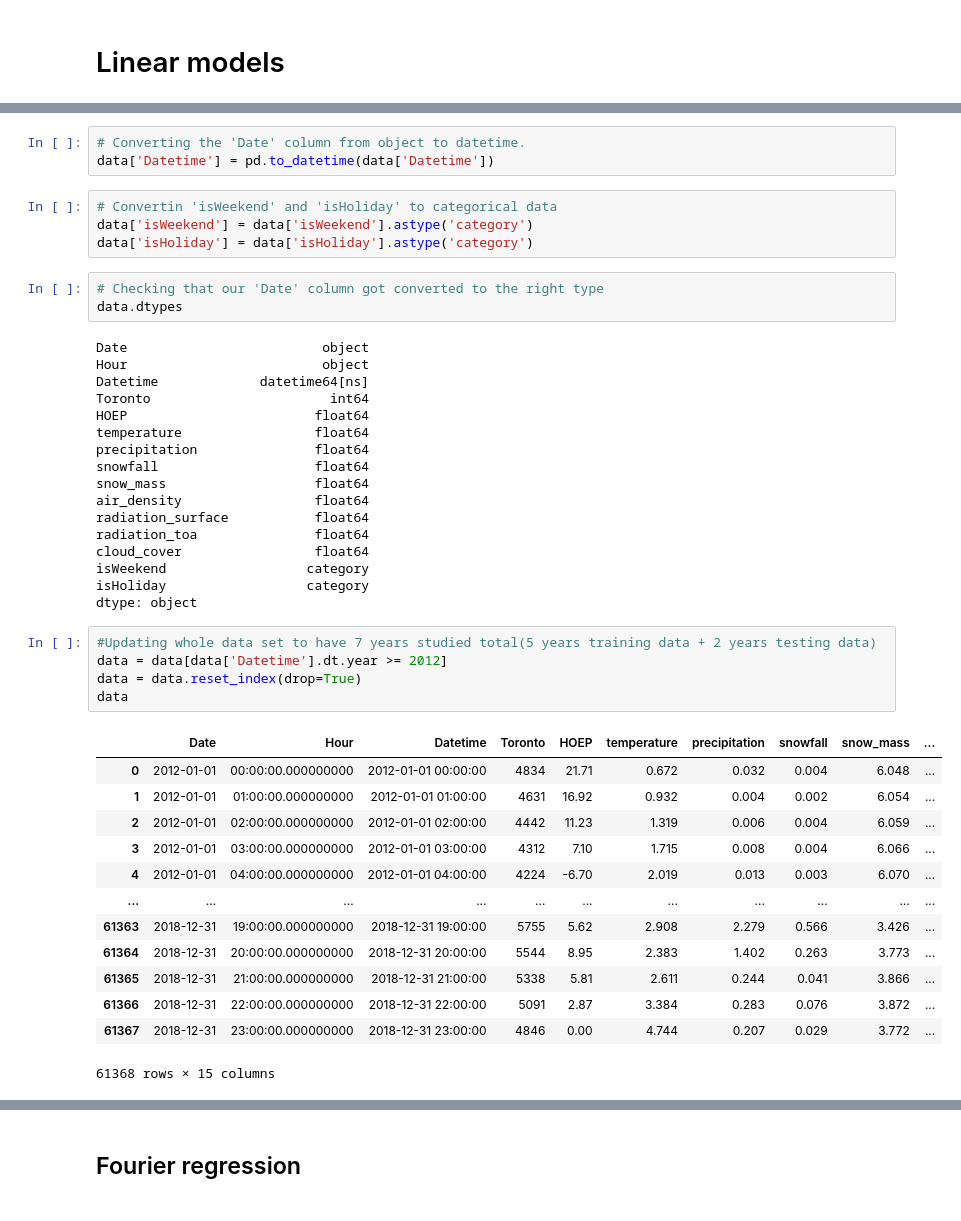
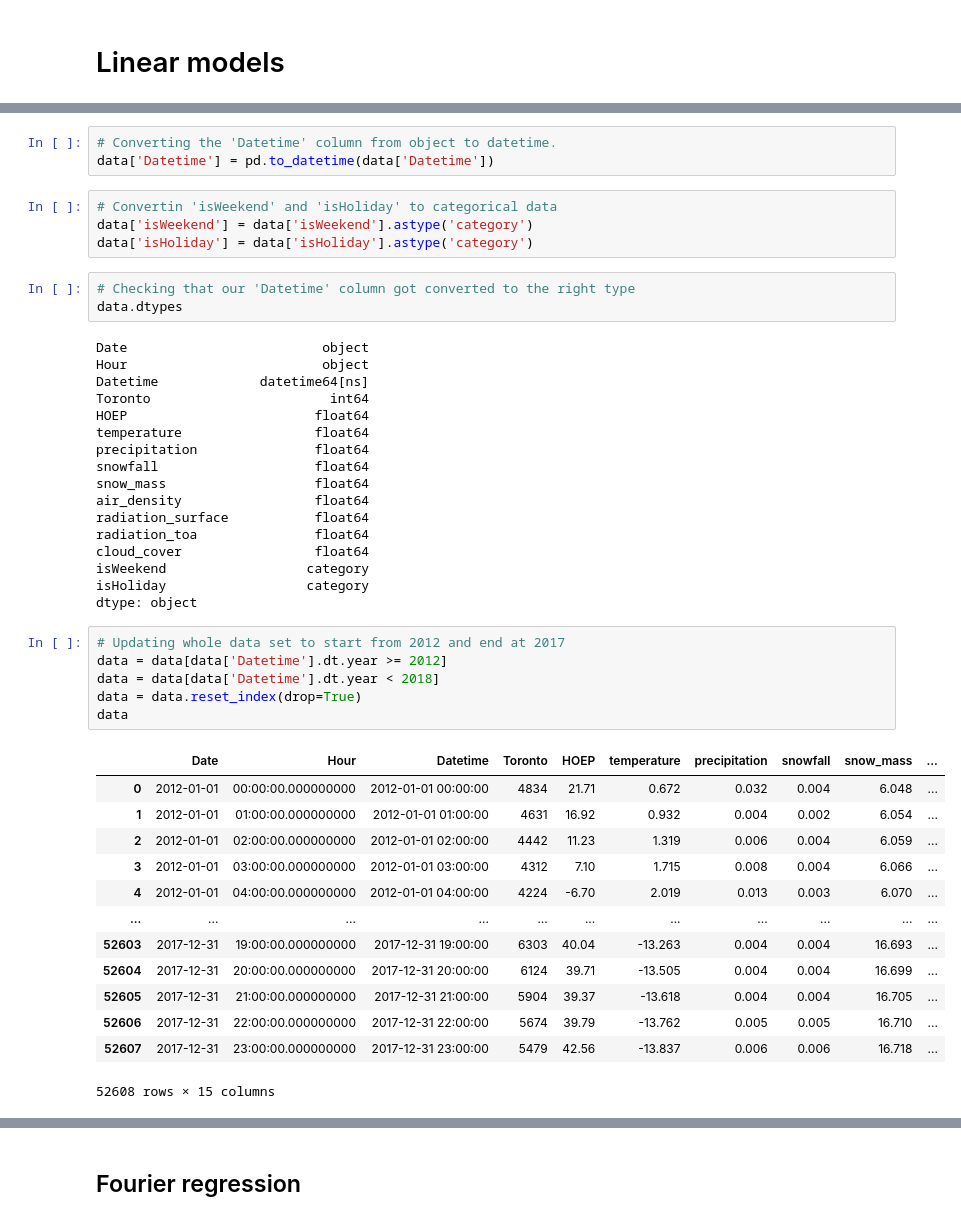
Before and after one commit to cesare-spinoso/project_432, a Jupyter notebook: Linear_models.ipynb, the cells around one changed output, grey strips where cells are left out. Saved outputs shown, nothing was run; the diff lists cells and outputs as text.

```diff
--- a/Linear_models.ipynb
+++ b/Linear_models.ipynb
@@ -123,14 +89,14 @@ isWeekend              int64
 isHoliday              int64
 dtype: object
 # %%
-# Converting the 'Date' column from object to datetime.
+# Converting the 'Datetime' column from object to datetime.
 data['Datetime'] = pd.to_datetime(data['Datetime'])
 # %%
 # Convertin 'isWeekend' and 'isHoliday' to categorical data
 data['isWeekend'] = data['isWeekend'].astype('category')
 data['isHoliday'] = data['isHoliday'].astype('category')
 # %%
-# Checking that our 'Date' column got converted to the right type
+# Checking that our 'Datetime' column got converted to the right type
 data.dtypes
 # %% [output]
 Date                         object
@@ -150,22 +116,23 @@ isWeekend                  category
 isHoliday                  category
 dtype: object
 # %%
-#Updating whole data set to have 7 years studied total(5 years training data + 2 years testing data)
+# Updating whole data set to start from 2012 and end at 2017
 data = data[data['Datetime'].dt.year >= 2012]
+data = data[data['Datetime'].dt.year < 2018]
 data = data.reset_index(drop=True)
 data
 # %% [output]
 |  | Date | Hour | Datetime | Toronto | HOEP | temperature | precipitation | snowfall | snow_mass | ... |
 | 0 | 2012-01-01 | 00:00:00.000000000 | 2012-01-01 00:00:00 | 4834 | 21.71 | 0.672 | 0.032 | 0.004 | 6.048 | ... |
 | 1 | 2012-01-01 | 01:00:00.000000000 | 2012-01-01 01:00:00 | 4631 | 16.92 | 0.932 | 0.004 | 0.002 | 6.054 | ... |
 | 2 | 2012-01-01 | 02:00:00.000000000 | 2012-01-01 02:00:00 | 4442 | 11.23 | 1.319 | 0.006 | 0.004 | 6.059 | ... |
 | 3 | 2012-01-01 | 03:00:00.000000000 | 2012-01-01 03:00:00 | 4312 | 7.10 | 1.715 | 0.008 | 0.004 | 6.066 | ... |
 | 4 | 2012-01-01 | 04:00:00.000000000 | 2012-01-01 04:00:00 | 4224 | -6.70 | 2.019 | 0.013 | 0.003 | 6.070 | ... |
 | ... | ... | ... | ... | ... | ... | ... | ... | ... | ... | ... |
-| 61363 | 2018-12-31 | 19:00:00.000000000 | 2018-12-31 19:00:00 | 5755 | 5.62 | 2.908 | 2.279 | 0.566 | 3.426 | ... |
-| 61364 | 2018-12-31 | 20:00:00.000000000 | 2018-12-31 20:00:00 | 5544 | 8.95 | 2.383 | 1.402 | 0.263 | 3.773 | ... |
-| 61365 | 2018-12-31 | 21:00:00.000000000 | 2018-12-31 21:00:00 | 5338 | 5.81 | 2.611 | 0.244 | 0.041 | 3.866 | ... |
-| 61366 | 2018-12-31 | 22:00:00.000000000 | 2018-12-31 22:00:00 | 5091 | 2.87 | 3.384 | 0.283 | 0.076 | 3.872 | ... |
-| 61367 | 2018-12-31 | 23:00:00.000000000 | 2018-12-31 23:00:00 | 4846 | 0.00 | 4.744 | 0.207 | 0.029 | 3.772 | ... |
+| 52603 | 2017-12-31 | 19:00:00.000000000 | 2017-12-31 19:00:00 | 6303 | 40.04 | -13.263 | 0.004 | 0.004 | 16.693 | ... |
+| 52604 | 2017-12-31 | 20:00:00.000000000 | 2017-12-31 20:00:00 | 6124 | 39.71 | -13.505 | 0.004 | 0.004 | 16.699 | ... |
+| 52605 | 2017-12-31 | 21:00:00.000000000 | 2017-12-31 21:00:00 | 5904 | 39.37 | -13.618 | 0.004 | 0.004 | 16.705 | ... |
+| 52606 | 2017-12-31 | 22:00:00.000000000 | 2017-12-31 22:00:00 | 5674 | 39.79 | -13.762 | 0.005 | 0.005 | 16.710 | ... |
+| 52607 | 2017-12-31 | 23:00:00.000000000 | 2017-12-31 23:00:00 | 5479 | 42.56 | -13.837 | 0.006 | 0.006 | 16.718 | ... |
-61368 rows × 15 columns
+52608 rows × 15 columns
 # %%
```
Also changed, not shown: parts of 88 cells of this notebook, 24 other files.
